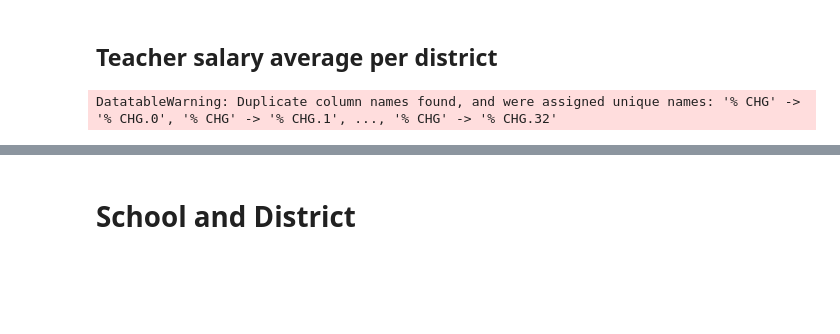
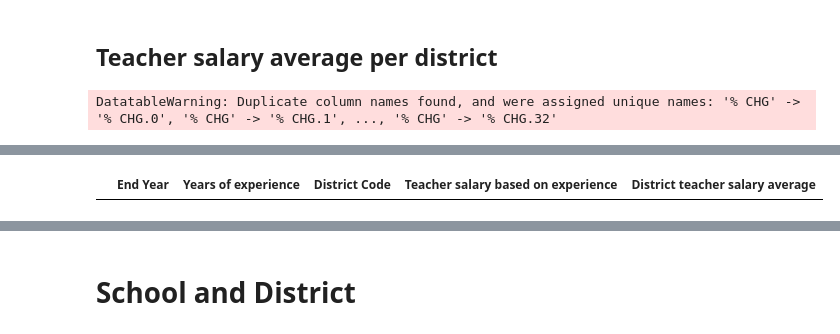
Before and after one commit to rosehelfrich/kyPublicSchools, a Jupyter notebook: File_1_Clean_and_preprocess_spending_data.ipynb, the cells around one changed output, grey strips where cells are left out. Drawn from its saved outputs; the diff is of its cells as text; code cells hidden in the pictures; blank space fills up the shorter version.

```diff
--- a/File_1_Clean_and_preprocess_spending_data.ipynb
+++ b/File_1_Clean_and_preprocess_spending_data.ipynb
@@ -284,3 +290,7 @@ Data columns (total 5 columns):
  4   District teacher salary average     91143 non-null  Int64
 dtypes: Int64(3), int64(2)
 memory usage: 3.7 MB
+# %%
+df_salary[df_salary.isnull().any(axis=1)]
+# %% [output]
+|  | End Year | Years of experience | District Code | Teacher salary based on experience | District teacher salary average |
```
Also changed, not shown: parts of 8 cells of this notebook.
